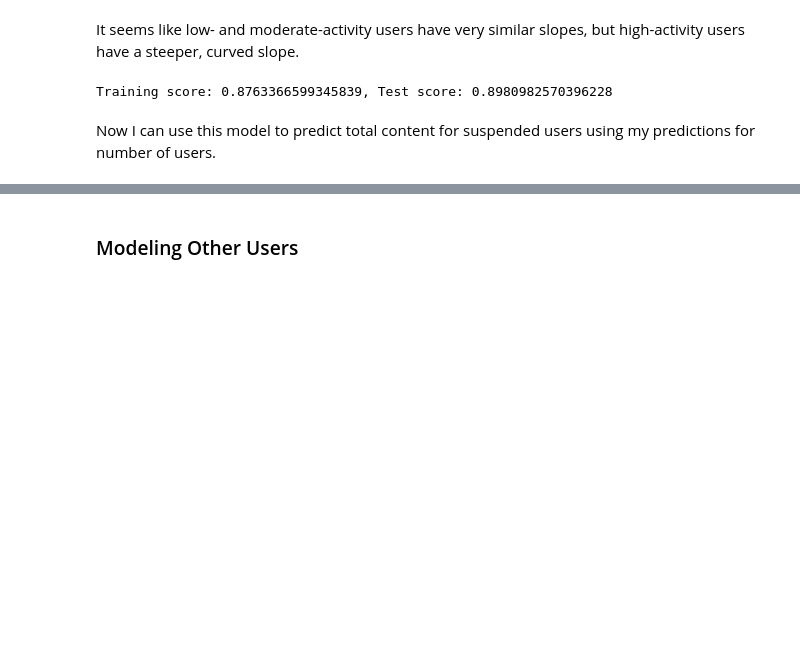
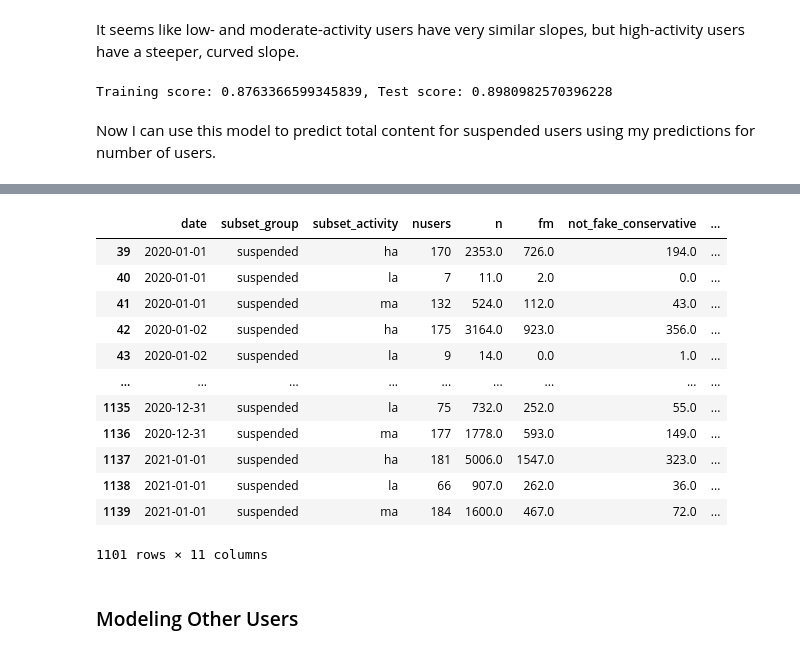
Before and after one commit to emeliasprott/twitter_user_suspension, a Jupyter notebook: cleaned-project-1.ipynb, the cells around one changed output, grey strips where cells are left out. Drawn from its saved outputs; the diff is of its cells as text; code cells hidden in the pictures; blank space fills up the shorter version.

```diff
--- a/cleaned-project-1.ipynb
+++ b/cleaned-project-1.ipynb
@@ -659,3 +681,22 @@ synthetic['sus_la_n'] = suspended_n_prediction('la')
+# %%
+from sklearn.ensemble import RandomForestRegressor
+from sklearn.multioutput import MultiOutputRegressor
+
+X = suspended_subset[['subset_activity', 'nusers', 'n']]
+# %% [output]
+|  | date | subset_group | subset_activity | nusers | n | fm | not_fake_conservative | ... |
+| 39 | 2020-01-01 | suspended | ha | 170 | 2353.0 | 726.0 | 194.0 | ... |
+| 40 | 2020-01-01 | suspended | la | 7 | 11.0 | 2.0 | 0.0 | ... |
+| 41 | 2020-01-01 | suspended | ma | 132 | 524.0 | 112.0 | 43.0 | ... |
+| 42 | 2020-01-02 | suspended | ha | 175 | 3164.0 | 923.0 | 356.0 | ... |
+| 43 | 2020-01-02 | suspended | la | 9 | 14.0 | 0.0 | 1.0 | ... |
+| ... | ... | ... | ... | ... | ... | ... | ... | ... |
+| 1135 | 2020-12-31 | suspended | la | 75 | 732.0 | 252.0 | 55.0 | ... |
+| 1136 | 2020-12-31 | suspended | ma | 177 | 1778.0 | 593.0 | 149.0 | ... |
+| 1137 | 2021-01-01 | suspended | ha | 181 | 5006.0 | 1547.0 | 323.0 | ... |
+| 1138 | 2021-01-01 | suspended | la | 66 | 907.0 | 262.0 | 36.0 | ... |
+| 1139 | 2021-01-01 | suspended | ma | 184 | 1600.0 | 467.0 | 72.0 | ... |
+1101 rows × 11 columns
 # %% [markdown]
 ### Modeling Other Users
 # %%
```
Also changed, not shown: parts of 19 cells of this notebook.
